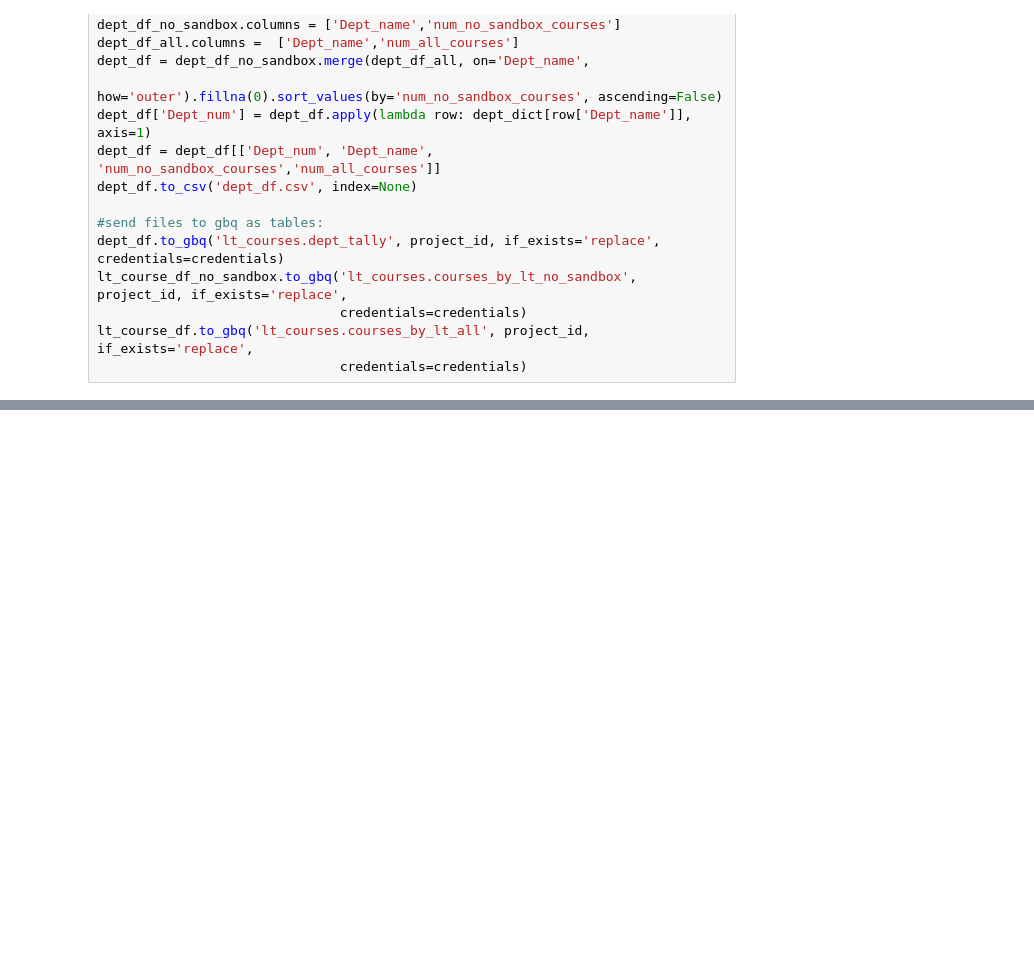
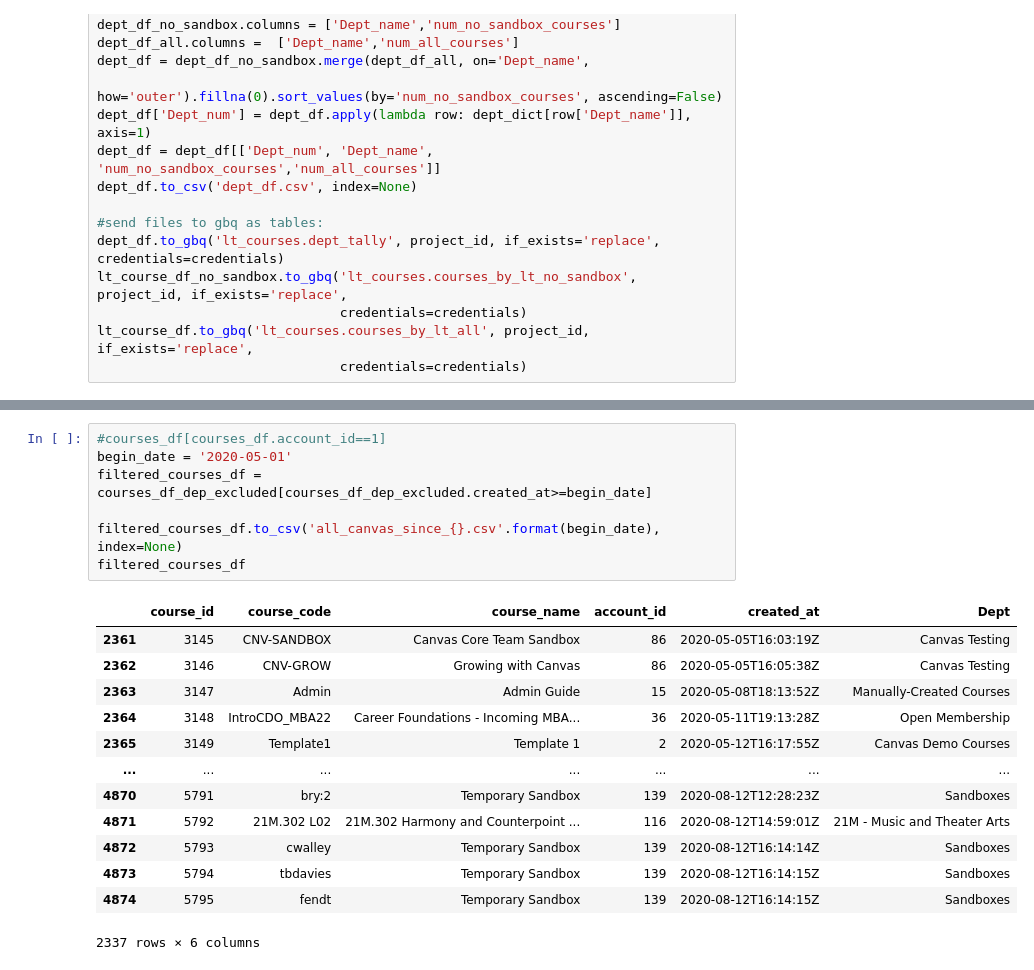
Before and after one commit to fayshaw/canvas_course_tracking, a Jupyter notebook: canvas_courses_by_lt.ipynb, the cells around one changed output, grey strips where cells are left out. Drawn from its saved outputs; the diff is of its cells as text; blank space fills up the shorter version.

```diff
--- a/canvas_courses_by_lt.ipynb
+++ b/canvas_courses_by_lt.ipynb
@@ -160,0 +274,21 @@ lt_course_df.to_gbq('lt_courses.courses_by_lt_all', project_id, if_exists='repla
+# %%
+#courses_df[courses_df.account_id==1]
+begin_date = '2020-05-01'
+filtered_courses_df = courses_df_dep_excluded[courses_df_dep_excluded.created_at>=begin_date]
+
+filtered_courses_df.to_csv('all_canvas_since_{}.csv'.format(begin_date), index=None)
+filtered_courses_df
+# %% [output]
+|  | course_id | course_code | course_name | account_id | created_at | Dept |
+| 2361 | 3145 | CNV-SANDBOX | Canvas Core Team Sandbox | 86 | 2020-05-05T16:03:19Z | Canvas Testing |
+| 2362 | 3146 | CNV-GROW | Growing with Canvas | 86 | 2020-05-05T16:05:38Z | Canvas Testing |
+| 2363 | 3147 | Admin | Admin Guide | 15 | 2020-05-08T18:13:52Z | Manually-Created Courses |
+| 2364 | 3148 | IntroCDO_MBA22 | Career Foundations - Incoming MBA... | 36 | 2020-05-11T19:13:28Z | Open Membership |
+| 2365 | 3149 | Template1 | Template 1 | 2 | 2020-05-12T16:17:55Z | Canvas Demo Courses |
+| ... | ... | ... | ... | ... | ... | ... |
+| 4870 | 5791 | bry:2 | Temporary Sandbox | 139 | 2020-08-12T12:28:23Z | Sandboxes |
+| 4871 | 5792 | 21M.302 L02 | 21M.302 Harmony and Counterpoint ... | 116 | 2020-08-12T14:59:01Z | 21M - Music and Theater Arts |
+| 4872 | 5793 | cwalley | Temporary Sandbox | 139 | 2020-08-12T16:14:14Z | Sandboxes |
+| 4873 | 5794 | tbdavies | Temporary Sandbox | 139 | 2020-08-12T16:14:15Z | Sandboxes |
+| 4874 | 5795 | fendt | Temporary Sandbox | 139 | 2020-08-12T16:14:15Z | Sandboxes |
+2337 rows × 6 columns
```
Also changed, not shown: parts of 9 cells of this notebook, 2 other files.
